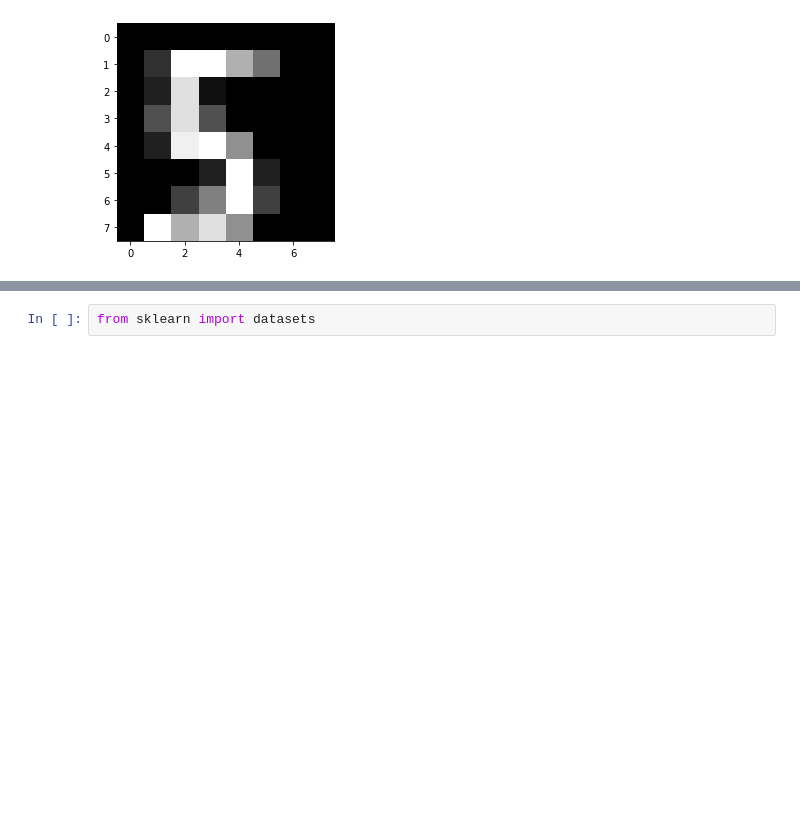
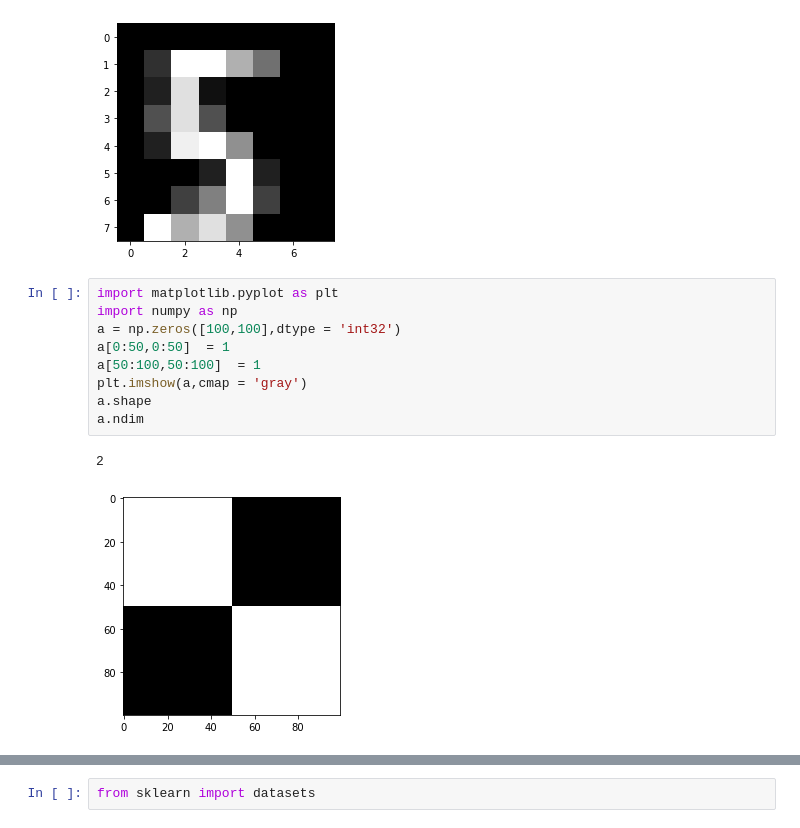
Before and after one commit to diazoniclabs/Machine-Learning-using-sklearn, a Jupyter notebook: Creating your own Images in Matplotlib and Digits.ipynb, the cells around one changed output, grey strips where cells are left out. Drawn from its saved outputs; the diff is of its cells as text; blank space fills up the shorter version.

```diff
--- a/Creating your own Images in Matplotlib and Digits.ipynb
+++ b/Creating your own Images in Matplotlib and Digits.ipynb
@@ -111,3 +118,15 @@ plt.imshow(five,cmap = 'gray')
 # %% [output]
 <matplotlib.image.AxesImage at 0x...>
 [figure]
+# %%
+import matplotlib.pyplot as plt
+import numpy as np
+a = np.zeros([100,100],dtype = 'int32')
+a[0:50,0:50]  = 1
+a[50:100,50:100]  = 1
+plt.imshow(a,cmap = 'gray')
+a.shape
+a.ndim
+# %% [output]
+2
+[figure, added]
```
Also changed, not shown: parts of 2 cells of this notebook.
